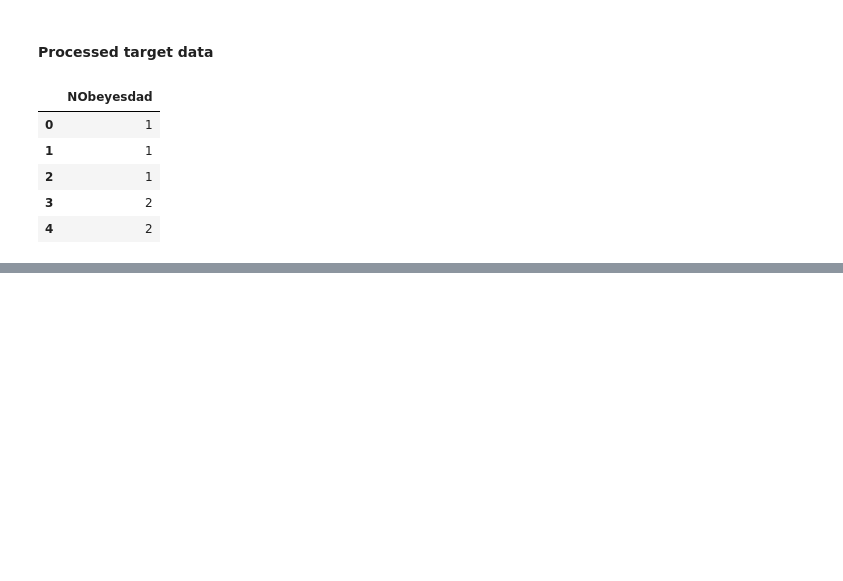
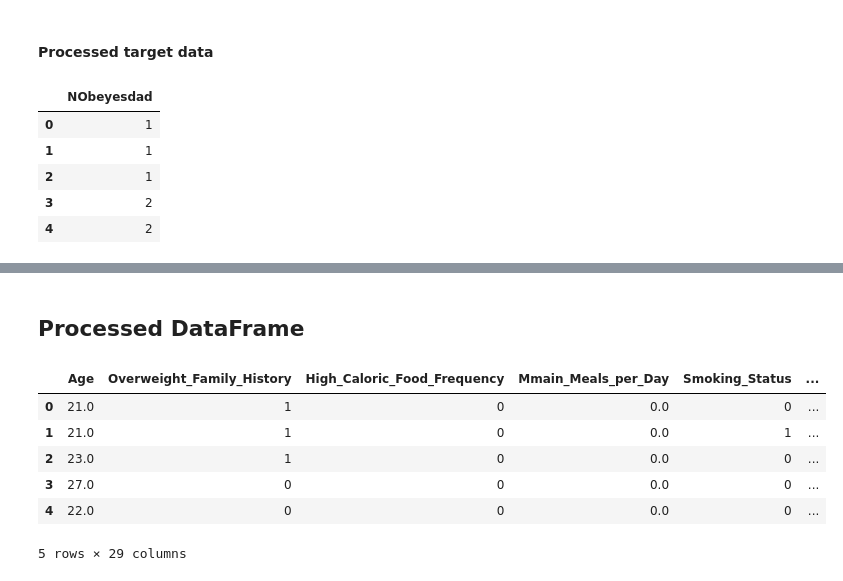
Before and after one commit to Sueraaa/proj-4-grp-1, a Jupyter notebook: data/obesity_data_processing.ipynb, the cells around one changed output, grey strips where cells are left out. Drawn from its saved outputs; the diff is of its cells as text; code cells hidden in the pictures; blank space fills up the shorter version.

```diff
--- a/data/obesity_data_processing.ipynb
+++ b/data/obesity_data_processing.ipynb
@@ -236,3 +343,6 @@ y.head()
 | 2 | 1 |
 | 3 | 2 |
 | 4 | 2 |
+# %%
+y.rename(columns={'NObeyesdad': 'Obesity_Level'},
+         inplace= True)
@@ -238,0 +363,13 @@ y.head()
+# %% [markdown]
+## Processed DataFrame
+# %%
+zipped_df = pd.concat([X, y], axis= 1)
+zipped_df.head()
+# %% [output]
+|  | Age | Overweight_Family_History | High_Caloric_Food_Frequency | Mmain_Meals_per_Day | Smoking_Status | ... |
+| 0 | 21.0 | 1 | 0 | 0.0 | 0 | ... |
+| 1 | 21.0 | 1 | 0 | 0.0 | 1 | ... |
+| 2 | 23.0 | 1 | 0 | 0.0 | 0 | ... |
+| 3 | 27.0 | 0 | 0 | 0.0 | 0 | ... |
+| 4 | 22.0 | 0 | 0 | 0.0 | 0 | ... |
+5 rows × 29 columns
```
Also changed, not shown: parts of 17 cells of this notebook, 1 other file.
